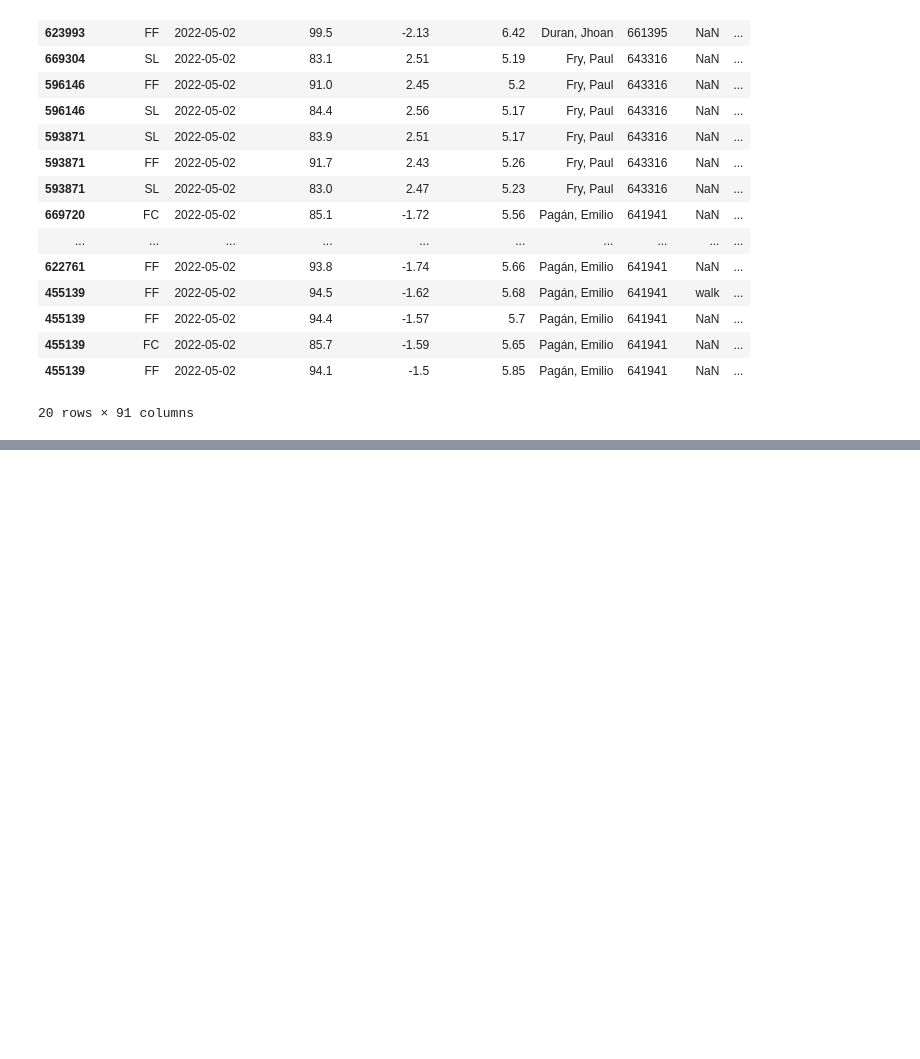
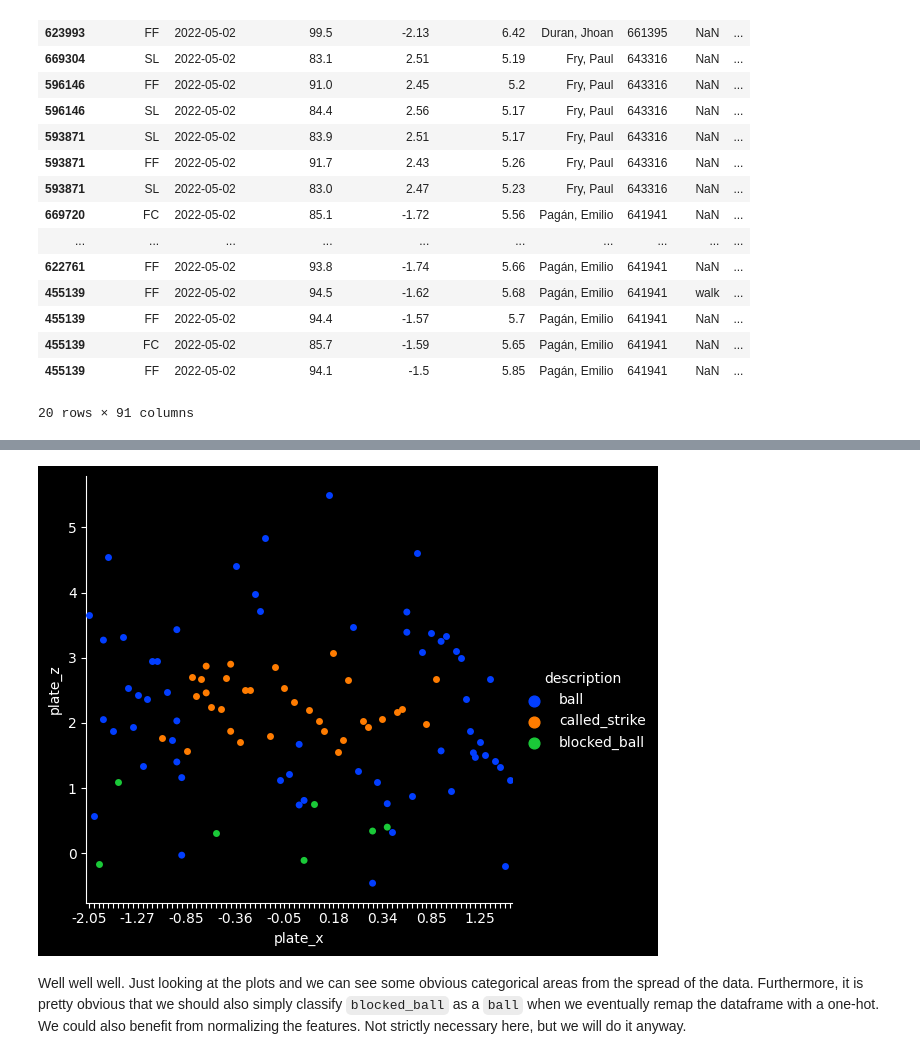
Before and after one commit to mattgpaul/AutoStrikeZone, a Jupyter notebook: AutoStrikeZone.ipynb, the cells around one changed output, grey strips where cells are left out. Drawn from its saved outputs; the diff is of its cells as text; code cells hidden in the pictures; blank space fills up the shorter version.

Commit message:
plotting ball/strike data

```diff
--- a/AutoStrikeZone.ipynb
+++ b/AutoStrikeZone.ipynb
@@ -17,6 +17,10 @@ import pandas as pd
 import numpy as np
 import datetime as dt
 import seaborn as sns
+
+#import matplotlib so that we can use dark background for seaborn
+from matplotlib import pyplot as plt
+plt.style.use('dark_background')
 import tensorflow as tf
 
 #MLB Scraper grabs from MLB statcast and savant
@@ -123,0 +138,16 @@ filter.head(20)
+# %%
+catplot = sns.catplot(x='plate_x',
+                      y='plate_z',
+                      hue='description',
+                      kind='swarm',
+                      data=filter.sample(100),
+                      palette=sns.color_palette('bright'))
+for index, label in enumerate(catplot.ax.get_xticklabels()):
+    if index % 10 == 0:
+        label.set_visible(True)
+    else:
+        label.set_visible(False)
+# %% [output]
+[figure, added]
+# %% [markdown]
+Well well well. Just looking at the plots and we can see some obvious categorical areas from the spread of the data. Furthermore, it is pretty obvious that we should also simply classify `blocked_ball` as a `ball` when we eventually remap the dataframe with a one-hot. We could also benefit from normalizing the features. Not strictly necessary here, but we will do it anyway.
```
Also changed, not shown: parts of 1 cell of this notebook, 1 other file.
